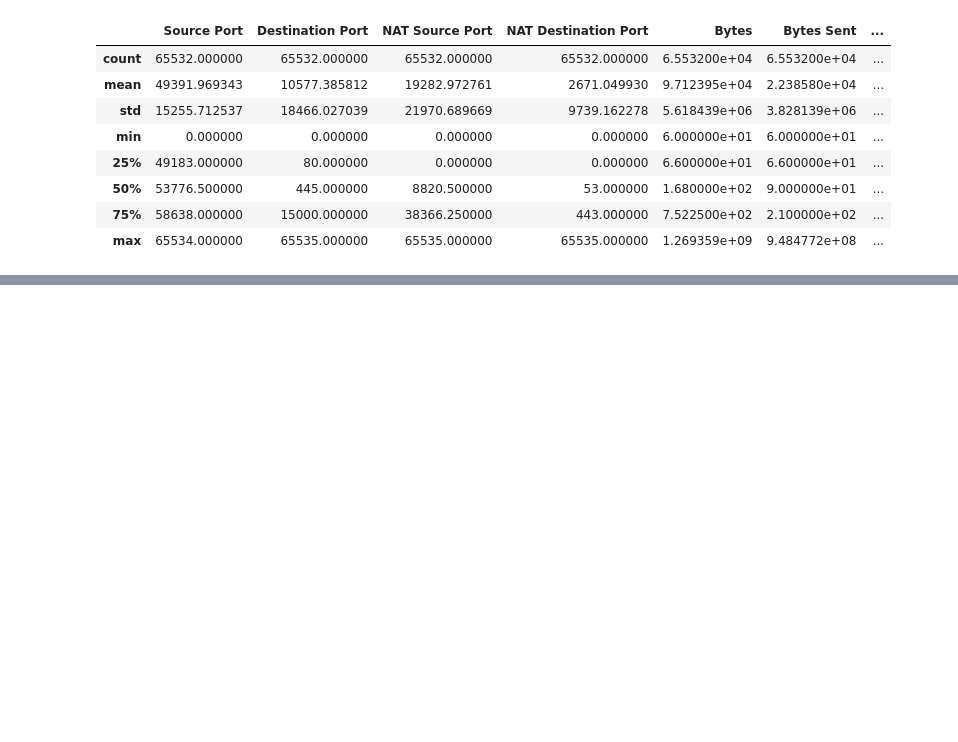
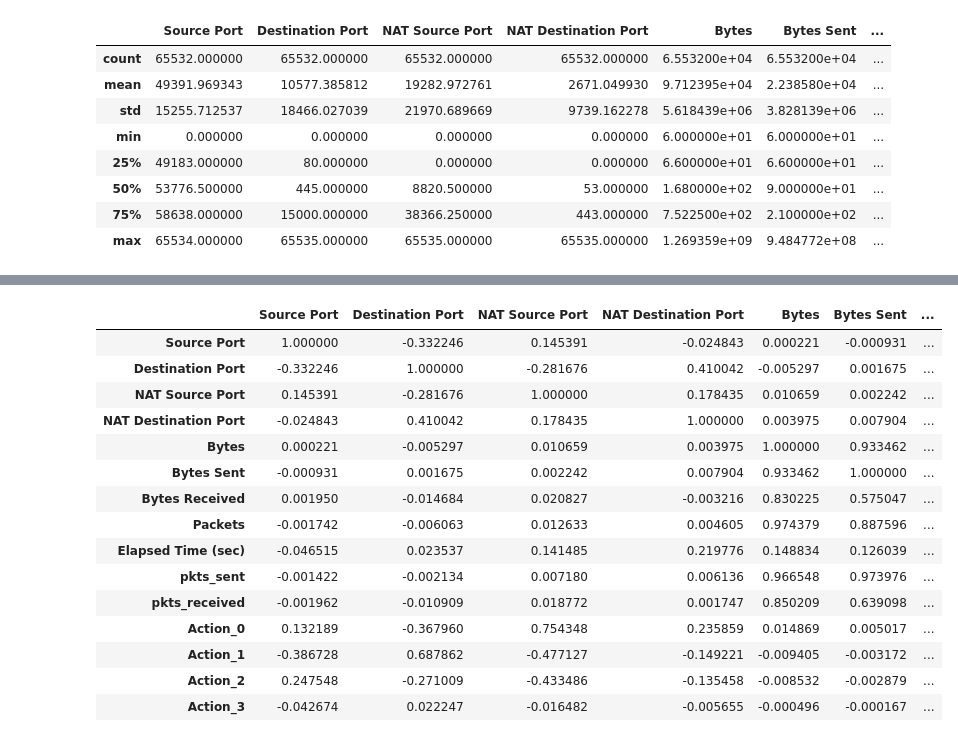
Before and after one commit to JeremiahHerring/Predict-Firewall-Actions, a Jupyter notebook: data-preprocessing.ipynb, the cells around one changed output, grey strips where cells are left out. Cells and saved outputs as stored; diff of their text form; code cells hidden in the pictures; blank space fills up the shorter version.

Commit message:
add pearson correlation

```diff
--- a/data-preprocessing.ipynb
+++ b/data-preprocessing.ipynb
@@ -63,7 +63,7 @@ column_to_move = 'Action'
 new_column_order = [col for col in df.columns if col != column_to_move] + [column_to_move]
 
 df = df[new_column_order]
-
+df2 = df
 df
 # %% [output]
 |  | Source Port | Destination Port | NAT Source Port | NAT Destination Port | Bytes | Bytes Sent | ... |
@@ -128,0 +147,24 @@ internet_data.describe()
+# %%
+# Convert the Action column from categorical to numerial with one-hot encoding
+df_one_hot = pd.get_dummies(df2, columns=['Action'])
+
+# Calculate Pearson correlation
+correlation_matrix = df_one_hot.corr(method='pearson')
+correlation_matrix
+# %% [output]
+|  | Source Port | Destination Port | NAT Source Port | NAT Destination Port | Bytes | Bytes Sent | ... |
+| Source Port | 1.000000 | -0.332246 | 0.145391 | -0.024843 | 0.000221 | -0.000931 | ... |
+| Destination Port | -0.332246 | 1.000000 | -0.281676 | 0.410042 | -0.005297 | 0.001675 | ... |
+| NAT Source Port | 0.145391 | -0.281676 | 1.000000 | 0.178435 | 0.010659 | 0.002242 | ... |
+| NAT Destination Port | -0.024843 | 0.410042 | 0.178435 | 1.000000 | 0.003975 | 0.007904 | ... |
+| Bytes | 0.000221 | -0.005297 | 0.010659 | 0.003975 | 1.000000 | 0.933462 | ... |
+| Bytes Sent | -0.000931 | 0.001675 | 0.002242 | 0.007904 | 0.933462 | 1.000000 | ... |
+| Bytes Received | 0.001950 | -0.014684 | 0.020827 | -0.003216 | 0.830225 | 0.575047 | ... |
+| Packets | -0.001742 | -0.006063 | 0.012633 | 0.004605 | 0.974379 | 0.887596 | ... |
+| Elapsed Time (sec) | -0.046515 | 0.023537 | 0.141485 | 0.219776 | 0.148834 | 0.126039 | ... |
+| pkts_sent | -0.001422 | -0.002134 | 0.007180 | 0.006136 | 0.966548 | 0.973976 | ... |
+| pkts_received | -0.001962 | -0.010909 | 0.018772 | 0.001747 | 0.850209 | 0.639098 | ... |
+| Action_0 | 0.132189 | -0.367960 | 0.754348 | 0.235859 | 0.014869 | 0.005017 | ... |
+| Action_1 | -0.386728 | 0.687862 | -0.477127 | -0.149221 | -0.009405 | -0.003172 | ... |
+| Action_2 | 0.247548 | -0.271009 | -0.433486 | -0.135458 | -0.008532 | -0.002879 | ... |
+| Action_3 | -0.042674 | 0.022247 | -0.016482 | -0.005655 | -0.000496 | -0.000167 | ... |
```
Also changed, not shown: parts of 1 cell of this notebook.
